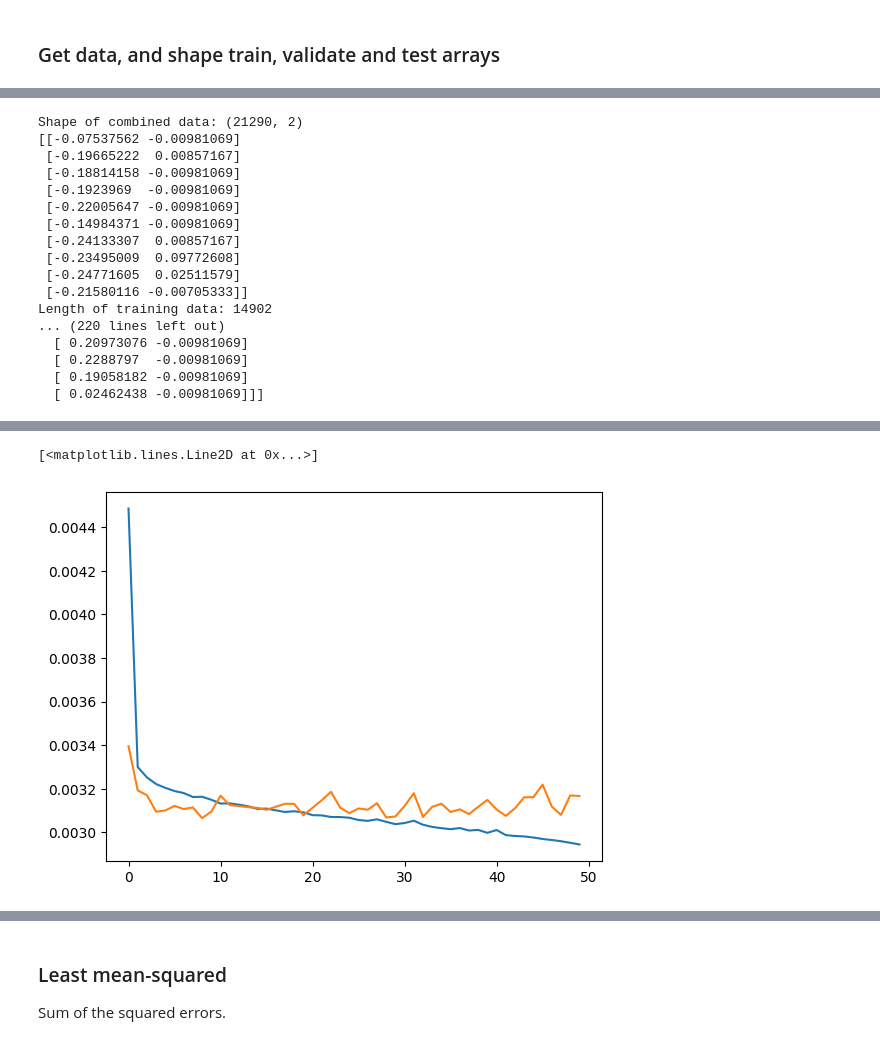
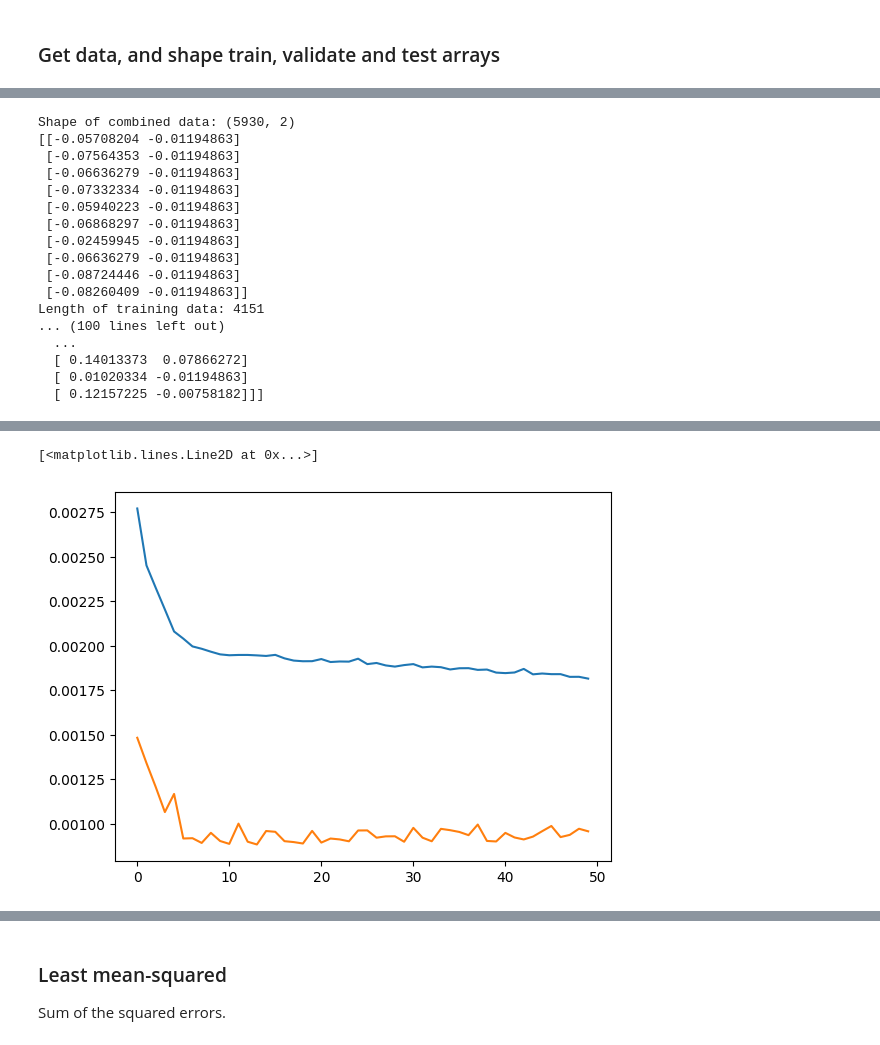
Before and after one commit to rhtweedie/ghcnd_ml, a Jupyter notebook: RNN_multi_var.ipynb, the cells around one changed output, grey strips where cells are left out. Cells and saved outputs as stored; diff of their text form; code cells hidden in the pictures.

```diff
--- a/RNN_multi_var.ipynb
+++ b/RNN_multi_var.ipynb
@@ -60,7 +62,8 @@ ghn.readStationsFile()
 station_names = ghn.getStatKeyNames()
 
 # set station to be investigated
-station = good_stations[50]
+#station = good_stations[50]
+station = 'ASN00030124'
 print(f"Station selected: {station}")
 
 # get url for a given station index
@@ -136,5 +141,5 @@ Text(0, 0.5, 'Normalised daily precipitation')
 # %%
-WINDOW_SIZE = 10
+WINDOW_SIZE = 60
 OFFSET = 1
 
 # make sure arrays are the same length
@@ -179,23 +184,23 @@ print(f"Training input shape after reshaping: {np.shape(input_train)}")
 print("Head after reshaping:")
 print(input_train[:10])
 # %% [output]
-Shape of combined data: (21290, 2)
-[[-0.07537562 -0.00981069]
- [-0.19665222  0.00857167]
- [-0.18814158 -0.00981069]
- [-0.1923969  -0.00981069]
- [-0.22005647 -0.00981069]
- [-0.14984371 -0.00981069]
- [-0.24133307  0.00857167]
- [-0.23495009  0.09772608]
- [-0.24771605  0.02511579]
- [-0.21580116 -0.00705333]]
-Length of training data: 14902
-... (220 lines left out)
-  [ 0.20973076 -0.00981069]
-  [ 0.2288797  -0.00981069]
-  [ 0.19058182 -0.00981069]
-  [ 0.02462438 -0.00981069]]]
+Shape of combined data: (5930, 2)
+[[-0.05708204 -0.01194863]
+ [-0.07564353 -0.01194863]
+ [-0.06636279 -0.01194863]
+ [-0.07332334 -0.01194863]
+ [-0.05940223 -0.01194863]
+ [-0.06868297 -0.01194863]
+ [-0.02459945 -0.01194863]
+ [-0.06636279 -0.01194863]
+ [-0.08724446 -0.01194863]
+ [-0.08260409 -0.01194863]]
+Length of training data: 4151
+... (100 lines left out)
+  ...
+  [ 0.14013373  0.07866272]
+  [ 0.01020334 -0.01194863]
+  [ 0.12157225 -0.00758182]]]
 # %%
 model = keras.models.Sequential()
 model.add(layers.LSTM(64, input_shape = (None, 2), activation = 'relu', return_sequences = True))
@@ -209,8 +214,4 @@ model.summary()
 history = model.fit(input_train, target_train, epochs = 50, validation_data = (input_validate, target_validate))
 cost = history.history['loss']
 val_cost = history.history['val_loss']
-
-fig, ax = plt.subplots()
-ax.plot(cost)
-ax.plot(val_cost)
 # %% [output]
@@ -239,2 +240,2 @@ Epoch 50/50
 [<matplotlib.lines.Line2D at 0x...>]
-[figure, old version]
+[figure, new version]
```
Also changed, not shown: parts of 16 cells of this notebook.
